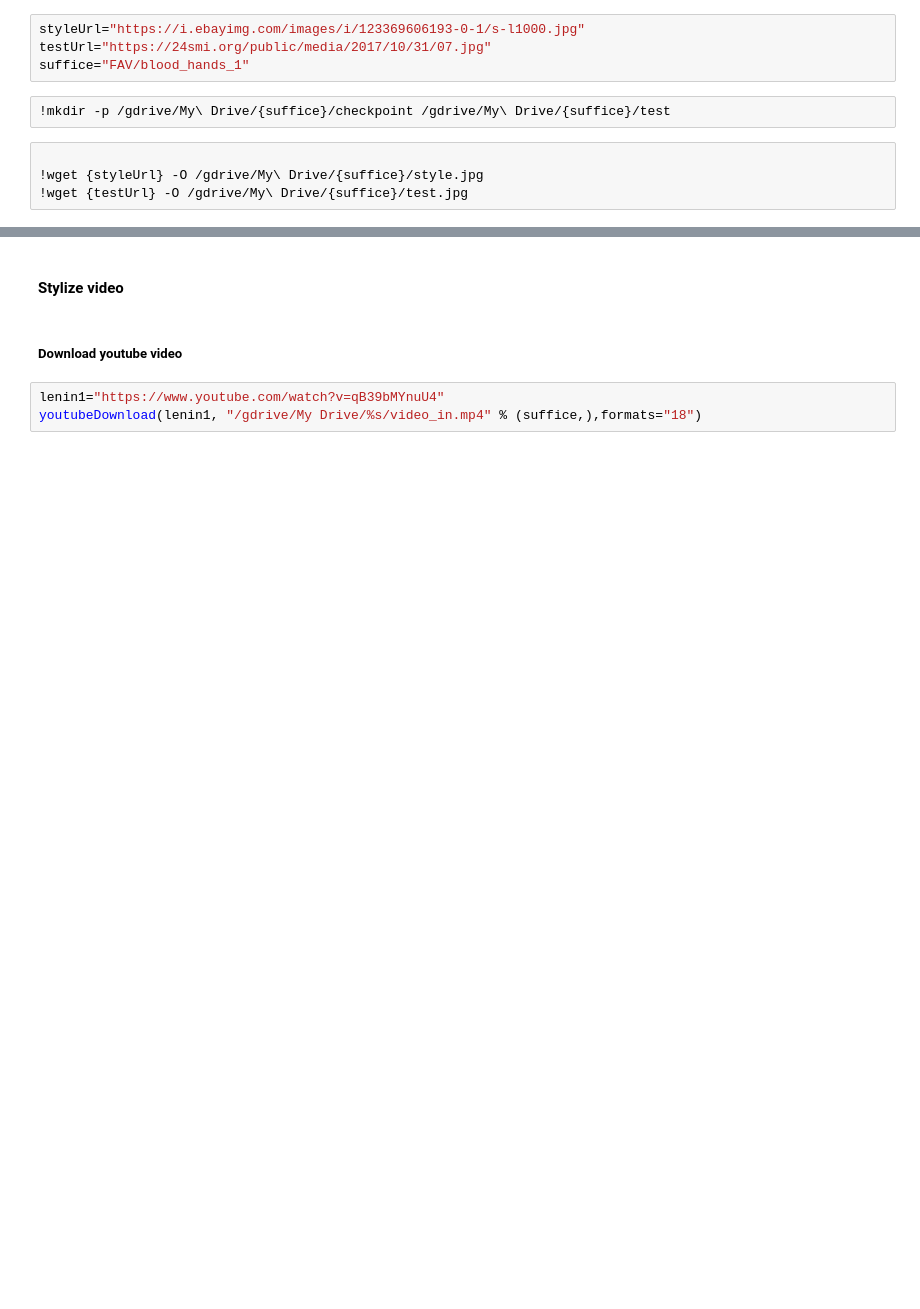
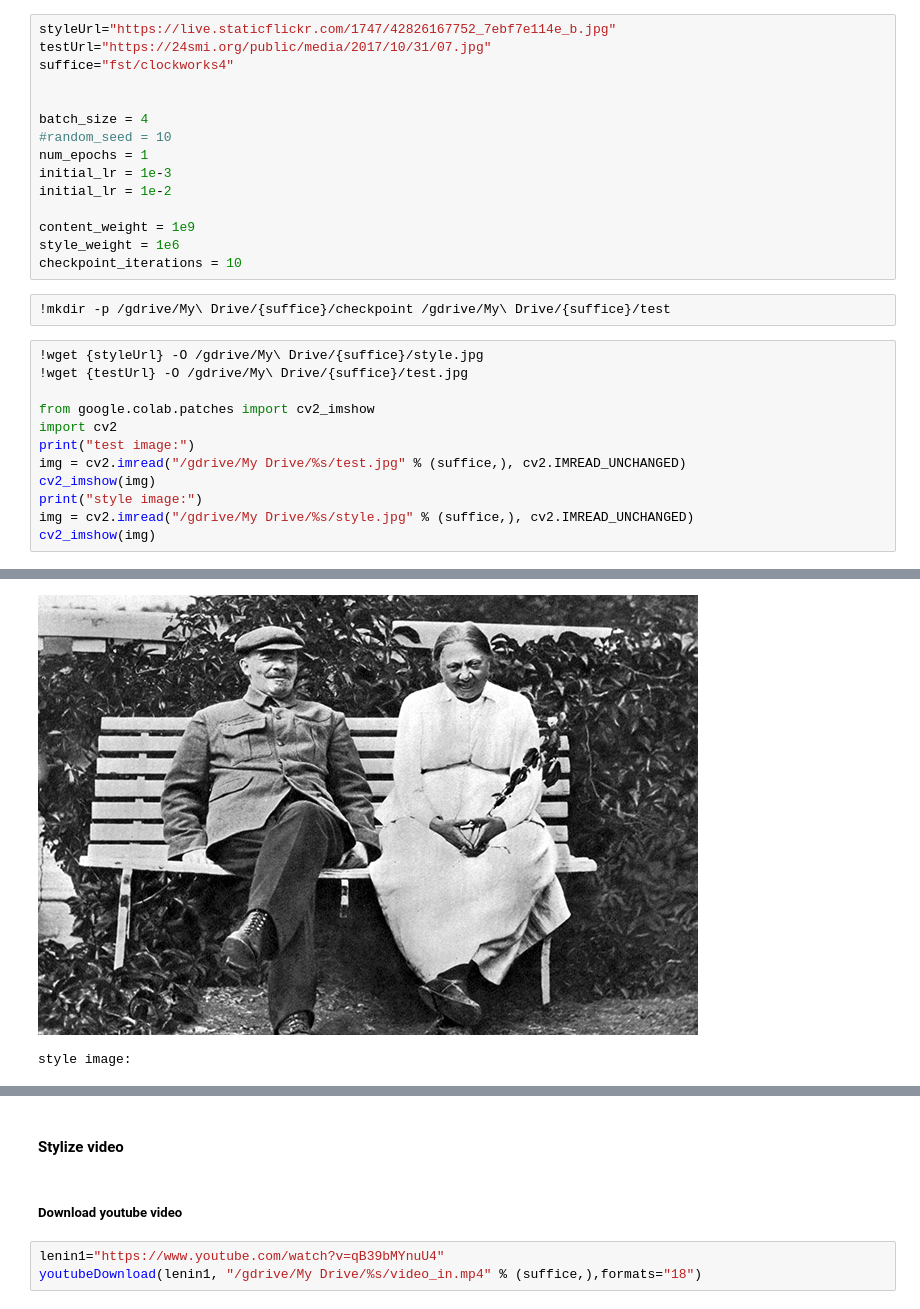
Before and after one commit to ssgalitsky/fast-style-transfer, a Jupyter notebook: fst.ipynb, the cells around one changed output, grey strips where cells are left out. Saved outputs shown, nothing was run; the diff lists cells and outputs as text; blank space fills up the shorter version.

Commit message:
for use with Colab.

```diff
--- a/fst.ipynb
+++ b/fst.ipynb
@@ -194,13 +221,32 @@ Flags
 # %% [markdown]
 ##### Run training
 # %%
-styleUrl="https://i.ebayimg.com/images/i/123369606193-0-1/s-l1000.jpg"
+styleUrl="https://live.staticflickr.com/1747/42826167752_7ebf7e114e_b.jpg"
 testUrl="https://24smi.org/public/media/2017/10/31/07.jpg"
-suffice="FAV/blood_hands_1"
+suffice="fst/clockworks4"
+
+
+batch_size = 4
+#random_seed = 10
+num_epochs = 1
+initial_lr = 1e-3
+initial_lr = 1e-2
+
+content_weight = 1e9
+style_weight = 1e6
+checkpoint_iterations = 10
 # %%
 !mkdir -p /gdrive/My\ Drive/{suffice}/checkpoint /gdrive/My\ Drive/{suffice}/test
 # %%
-
 !wget {styleUrl} -O /gdrive/My\ Drive/{suffice}/style.jpg
 !wget {testUrl} -O /gdrive/My\ Drive/{suffice}/test.jpg
+
+from google.colab.patches import cv2_imshow
+import cv2
+print("test image:")
+img = cv2.imread("/gdrive/My Drive/%s/test.jpg" % (suffice,), cv2.IMREAD_UNCHANGED)
+cv2_imshow(img)
+print("style image:")
+img = cv2.imread("/gdrive/My Drive/%s/style.jpg" % (suffice,), cv2.IMREAD_UNCHANGED)
+cv2_imshow(img)
 # %% [output]
@@ -223,0 +270,2 @@ Saving to: ‘/gdrive/My Drive/FAV/blood_hands_1/style.jpg’
+[figure, added]
+style image:
```
Also changed, not shown: parts of 14 cells of this notebook.
